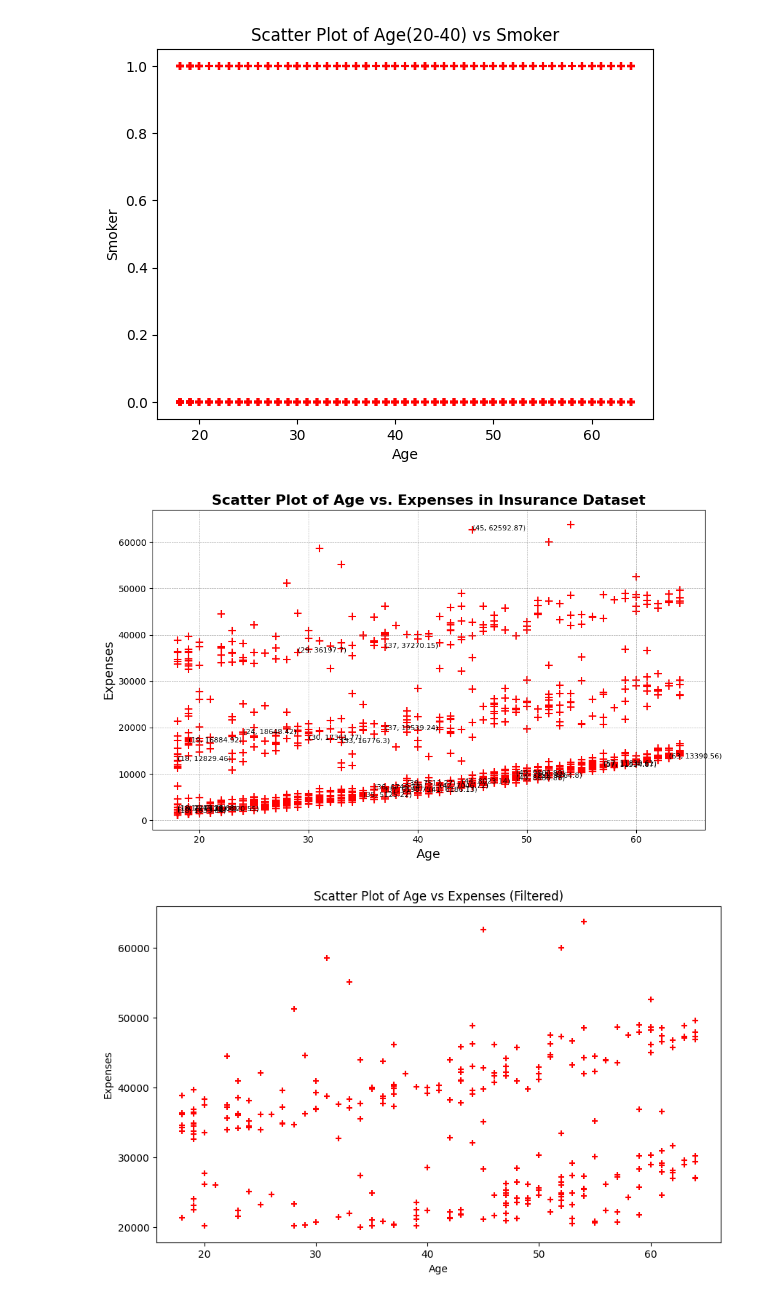
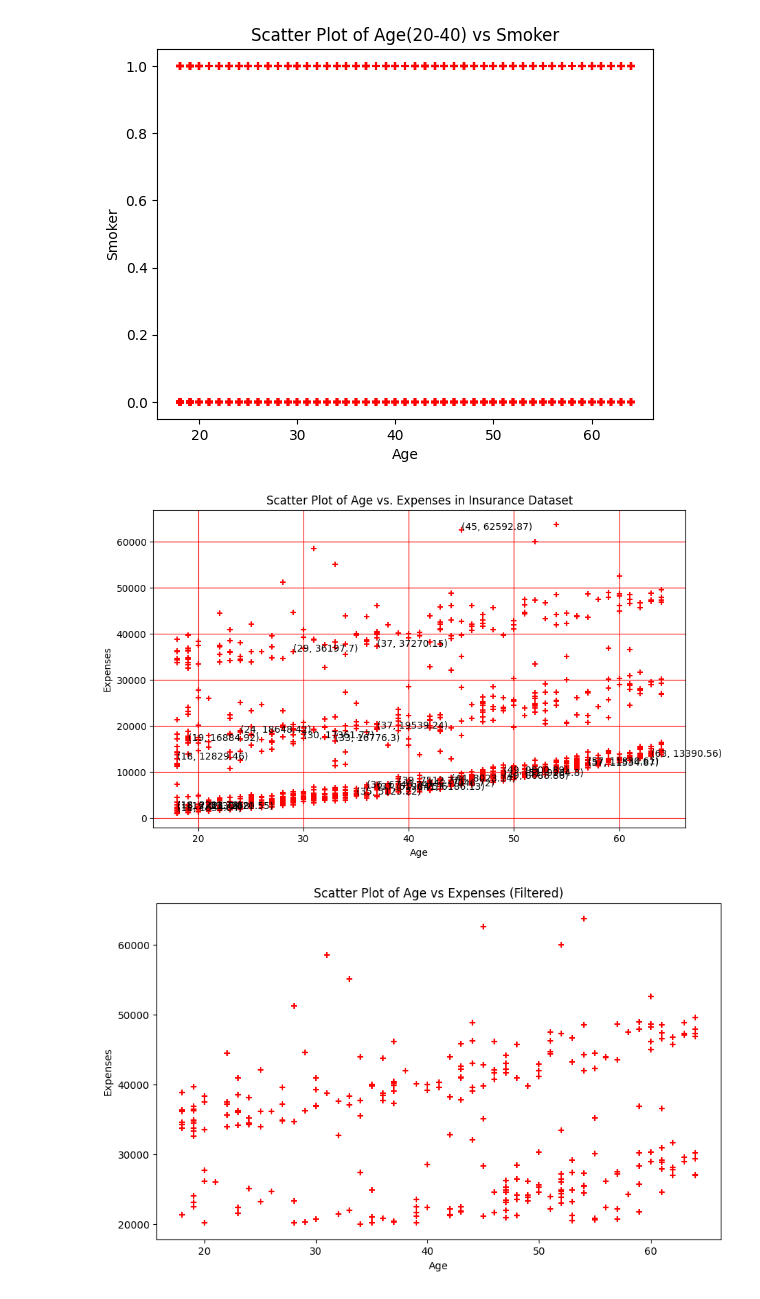
Before and after one commit to LAGISHETTYNANDITHA/2203A52097, a Jupyter notebook: daup_lab1.ipynb, the cells around one changed output. Saved outputs shown, nothing was run; the diff lists cells and outputs as text; code cells hidden in the pictures.

```diff
--- a/daup_lab1.ipynb
+++ b/daup_lab1.ipynb
@@ -101,28 +101,22 @@ plt.show()
 # %%
 import pandas as pd
 import matplotlib.pyplot as plt
 plt.figure(figsize=(10, 6))
-plt.scatter(d['age'], d['expenses'], c='red', marker='+', s=80)
+plt.scatter(d['age'], d['expenses'], c='red', marker='+')
 
 for i in range(len(d)):
     if i % 50 == 0:
-        plt.text(
-            d['age'][i],
-            d['expenses'][i],
-            f"({d['age'][i]}, {d['expenses'][i]})",
-            fontsize=8
-        )
+        plt.text(d['age'][i],d['expenses'][i],
+            f"({d['age'][i]}, {d['expenses'][i]})")
 
-# Customizing the plot
-plt.title('Scatter Plot of Age vs. Expenses in Insurance Dataset', fontsize=16, fontweight='bold')
-plt.xlabel('Age', fontsize=14)
-plt.ylabel('Expenses', fontsize=14)
-plt.grid(color='gray', linestyle='--', linewidth=0.5, alpha=0.7)
+plt.title('Scatter Plot of Age vs. Expenses in Insurance Dataset')
+plt.xlabel('Age')
+plt.ylabel('Expenses')
+plt.grid(color='red')
 
-plt.tight_layout()
 plt.show()
 # %% [output]
-[figure, old version]
+[figure, new version]
 # %%
 filtered_data = d[d['expenses'] > 20000]
 
```
Also changed, not shown: parts of 4 cells of this notebook.
